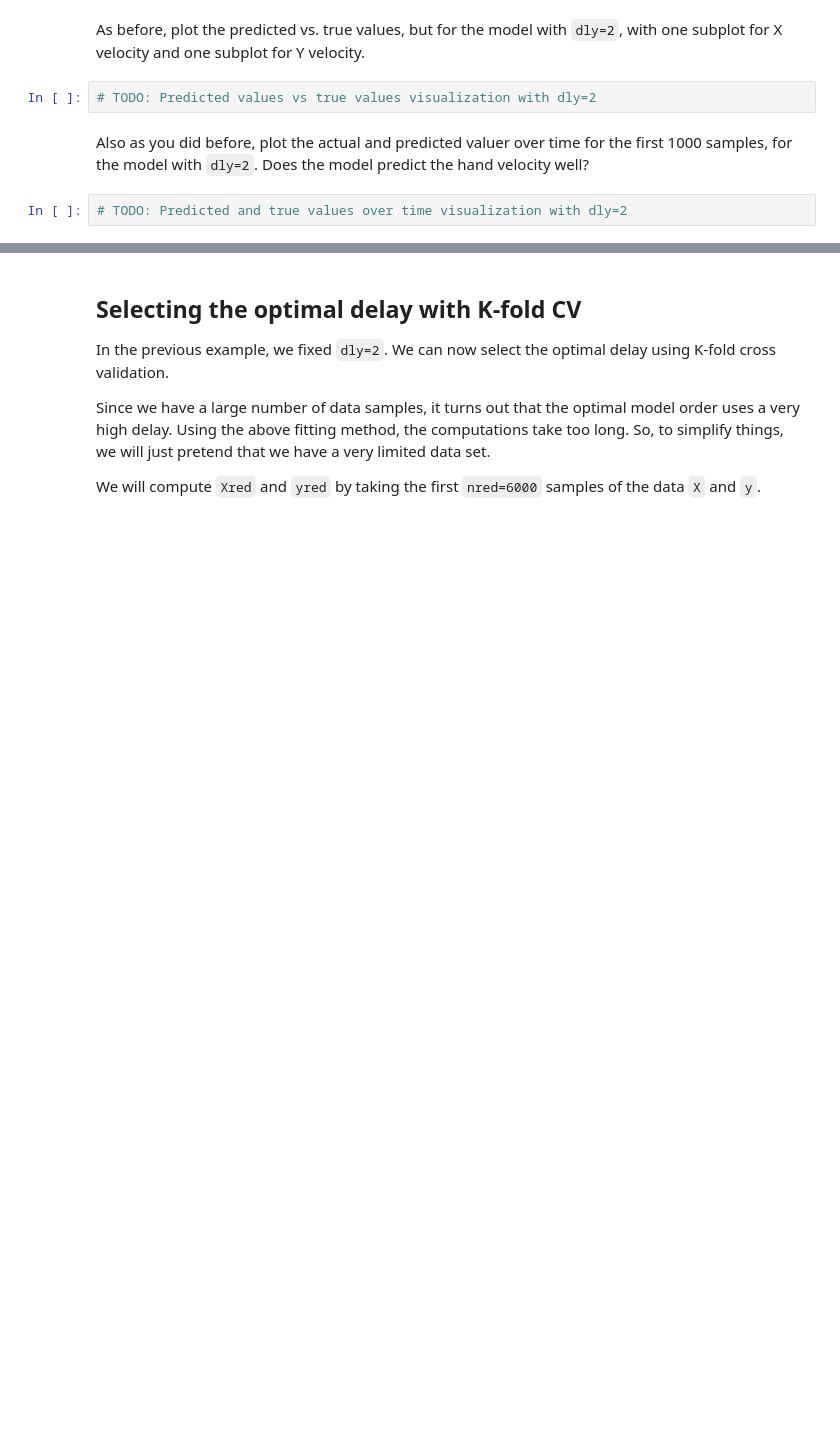
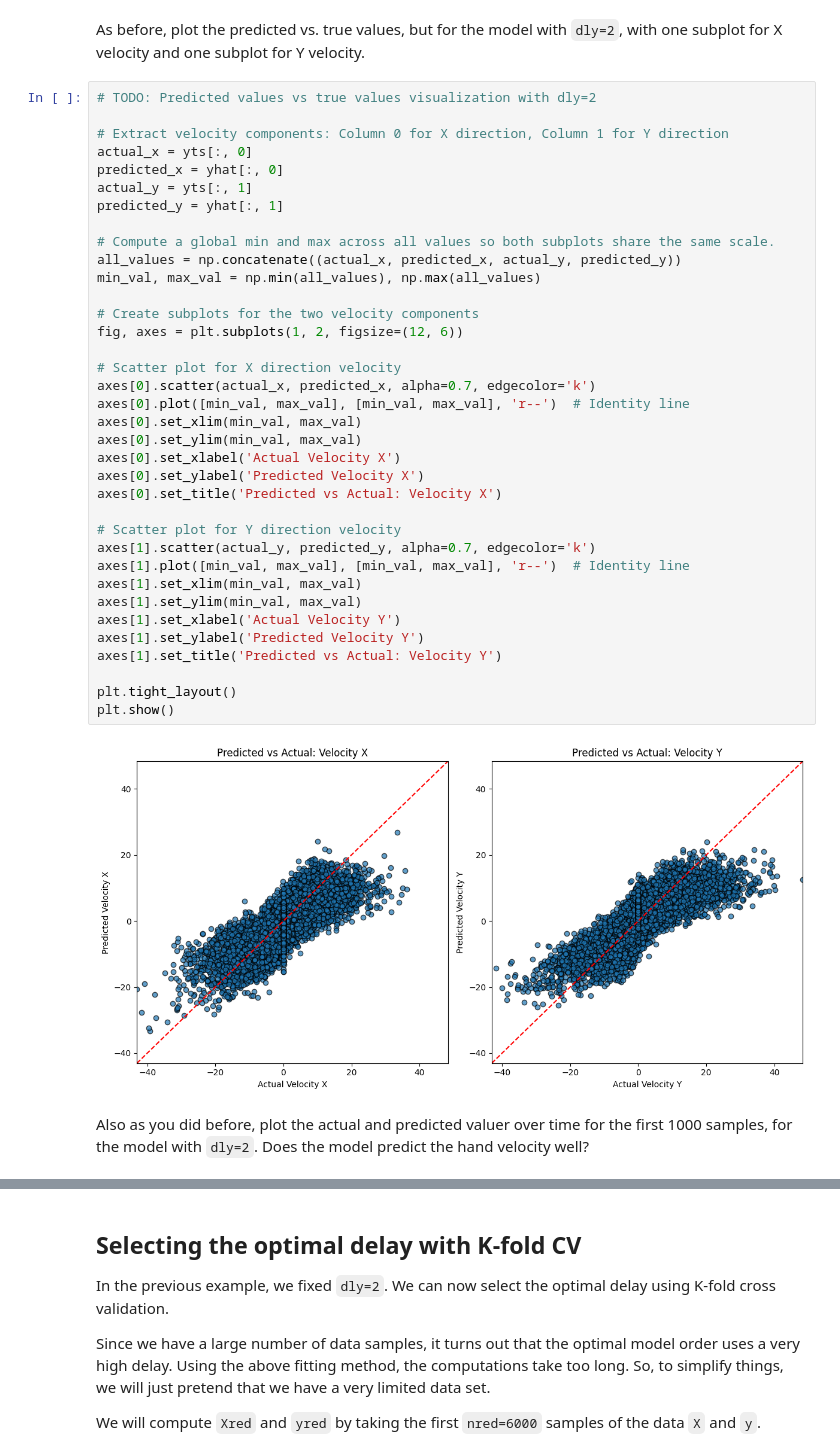
Before and after one commit to GY-Bai/bili_autolive, a Jupyter notebook: notebooks/4-neural-model-selection-hw.ipynb, the cells around one changed output, grey strips where cells are left out. Cells and saved outputs as stored; diff of their text form; blank space fills up the shorter version.

```diff
--- a/notebooks/4-neural-model-selection-hw.ipynb
+++ b/notebooks/4-neural-model-selection-hw.ipynb
@@ -298,9 +367,43 @@ yhat = model.predict(Xts)
 rsq = r2_score(yts, yhat)
 # %% [markdown]
 As before, plot the predicted vs. true values, but for the model with `dly=2`, with one subplot for X velocity and one subplot for Y velocity.
-# %%
-# TODO: Predicted values vs true values visualization with dly=2
+# %%
+# TODO: Predicted values vs true values visualization with dly=2
+
+# Extract velocity components: Column 0 for X direction, Column 1 for Y direction
+actual_x = yts[:, 0]
+predicted_x = yhat[:, 0]
+actual_y = yts[:, 1]
+predicted_y = yhat[:, 1]
+
+# Compute a global min and max across all values so both subplots share the same scale.
+all_values = np.concatenate((actual_x, predicted_x, actual_y, predicted_y))
+min_val, max_val = np.min(all_values), np.max(all_values)
+
+# Create subplots for the two velocity components
+fig, axes = plt.subplots(1, 2, figsize=(12, 6))
+
+# Scatter plot for X direction velocity
+axes[0].scatter(actual_x, predicted_x, alpha=0.7, edgecolor='k')
+axes[0].plot([min_val, max_val], [min_val, max_val], 'r--')  # Identity line
+axes[0].set_xlim(min_val, max_val)
+axes[0].set_ylim(min_val, max_val)
+axes[0].set_xlabel('Actual Velocity X')
+axes[0].set_ylabel('Predicted Velocity X')
+axes[0].set_title('Predicted vs Actual: Velocity X')
+
+# Scatter plot for Y direction velocity
+axes[1].scatter(actual_y, predicted_y, alpha=0.7, edgecolor='k')
+axes[1].plot([min_val, max_val], [min_val, max_val], 'r--')  # Identity line
+axes[1].set_xlim(min_val, max_val)
+axes[1].set_ylim(min_val, max_val)
+axes[1].set_xlabel('Actual Velocity Y')
+axes[1].set_ylabel('Predicted Velocity Y')
+axes[1].set_title('Predicted vs Actual: Velocity Y')
+
+plt.tight_layout()
+plt.show()
+# %% [output]
+[figure, added]
 # %% [markdown]
 Also as you did before, plot the actual and predicted valuer over time for the first 1000 samples, for the model with `dly=2`. Does the model predict the hand velocity well?
-# %%
-# TODO: Predicted and true values over time visualization with dly=2
```
Also changed, not shown: parts of 14 cells of this notebook.
